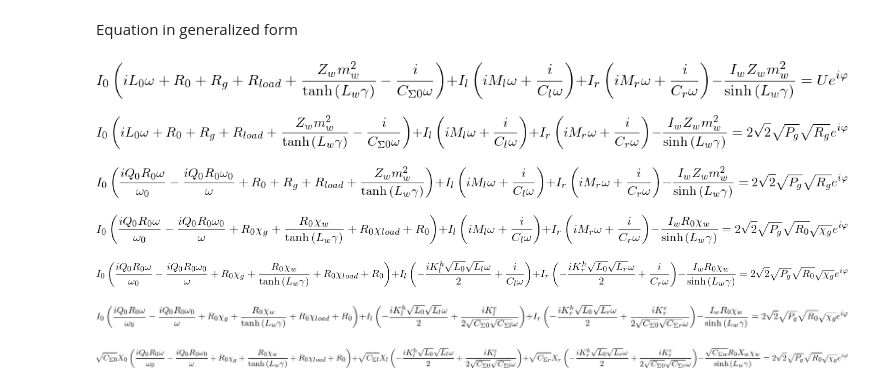
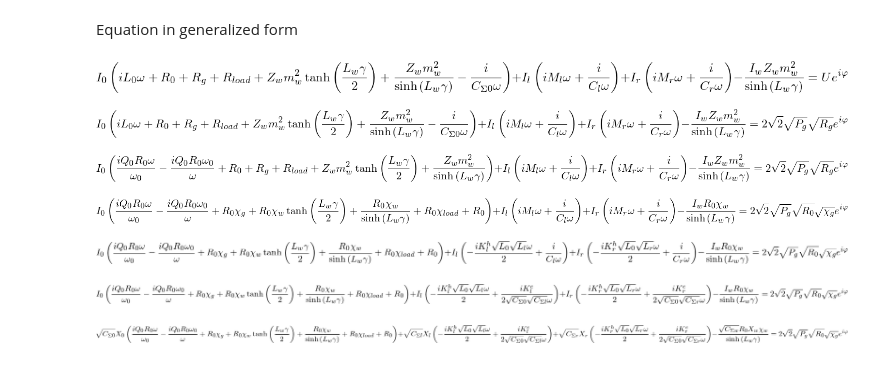
Before and after one commit to matsievskiysv/equivalent_circuit, a Jupyter notebook: type2.ipynb, the cells around one changed output. Drawn from its saved outputs; the diff is of its cells as text; code cells hidden in the pictures.

```diff
--- a/type2.ipynb
+++ b/type2.ipynb
@@ -24,16 +24,16 @@ Zw, gamma, Iw, Xw = symbols("Z_w \\gamma I_w X_w", real=True)
 # %% [markdown]
 Equation in generalized form
 # %%
-equation = Eq((I*omega*Ml - 1/(I*omega*Cl))*Il+(R0+Rload+Rg+I*omega*L0+1/(I*omega*Csum0)+mw**2*Zw/tanh(gamma*Lw))*I0+(I*omega*Mr - 1/(I*omega*Cr))*Ir-(Zw*mw**2/sinh(gamma*Lw))*Iw, U*exp(I*phi))
+equation = Eq((I*omega*Ml - 1/(I*omega*Cl))*Il+(R0+Rload+Rg+I*omega*L0+1/(I*omega*Csum0)+mw**2*Zw*tanh(gamma*Lw/2)+mw**2*Zw/sinh(gamma*Lw))*I0+(I*omega*Mr - 1/(I*omega*Cr))*Ir-(Zw*mw**2/sinh(gamma*Lw))*Iw, U*exp(I*phi))
 equation
 # %% [output]
-[figure, old version]
+[figure, new version]
 # %%
 substitute = {U: 2*sqrt(2*Pg*Rg)}
 equation = equation.subs(substitute)
 equation
 # %% [output]
-[figure, old version]
+[figure, new version]
 # %%
 substitute = {L0: R0*Q0/omega0}
 equation = equation.subs(substitute)
@@ -41,7 +41,7 @@ substitute = {Csum0: 1/(omega0*Q0*R0)}
 equation = equation.subs(substitute)
 equation
 # %% [output]
-[figure, old version]
+[figure, new version]
 # %%
 substitute = {Rg: R0*chig}
 equation = equation.subs(substitute)
@@ -51,7 +51,7 @@ substitute = {Zw: chiw*R0/mw**2}
 equation = equation.subs(substitute)
 equation
 # %% [output]
-[figure, old version]
+[figure, new version]
 # %%
 substitute = {Mr: -Khr*sqrt(L0)*sqrt(Lr)/2}
 equation = equation.subs(substitute)
@@ -59,7 +59,7 @@ substitute = {Ml: -Khl*sqrt(L0)*sqrt(Ll)/2}
 equation = equation.subs(substitute)
 equation
 # %% [output]
-[figure, old version]
+[figure, new version]
 # %%
 substitute = {Cr: 2*sqrt(Csum0)*sqrt(Csumr)/Ker}
 equation = equation.subs(substitute)
@@ -67,9 +67,9 @@ substitute = {Cl: 2*sqrt(Csum0)*sqrt(Csuml)/Kel}
 equation = equation.subs(substitute)
 equation
 # %% [output]
-[figure, old version]
+[figure, new version]
 # %%
-substitute = {Il: sqrt(Csuml)*Xl}
+substitute = {Il: Xl*sqrt(Csuml)}
 equation = equation.subs(substitute)
 substitute = {Ir: Xr*sqrt(Csumr)}
 equation = equation.subs(substitute)
@@ -79,7 +79,7 @@ substitute = {Iw: Xw*sqrt(Csumw)}
 equation = equation.subs(substitute)
 equation
 # %% [output]
-[figure, old version]
+[figure, new version]
 # %%
 substitute = {omega: 2*pi*f}
 equation = equation.subs(substitute)
```
Also changed, not shown: parts of 7 cells of this notebook, 1 other file.
